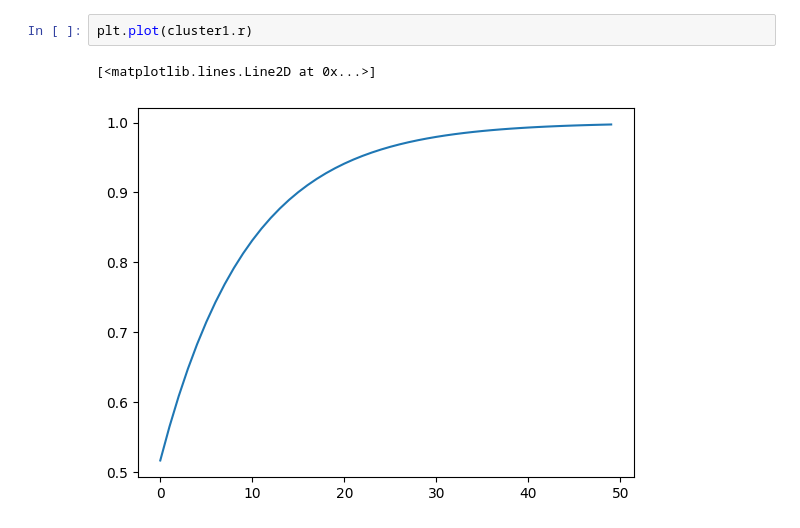
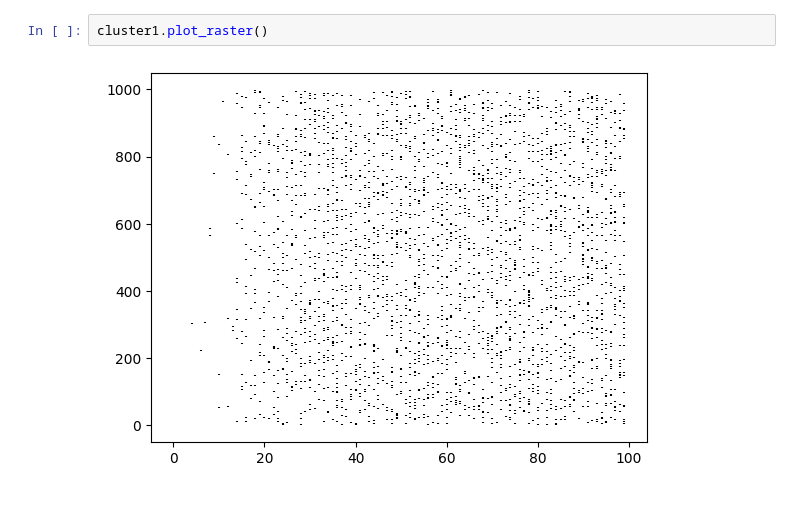
Before and after one commit to zeynoozkaya/burst_model, a Jupyter notebook: Burst Working Memory_Romain.ipynb, the cells around one changed output. Drawn from its saved outputs; the diff is of its cells as text.

```diff
--- a/Burst Working Memory_Romain.ipynb
+++ b/Burst Working Memory_Romain.ipynb
@@ -81,8 +100,7 @@ cluster2 = NeuralCluster(1000, 0.1)
-# %%
-plt.plot(cluster1.r)
-# %% [output]
-[<matplotlib.lines.Line2D at 0x...>]
-[figure, removed]
+# %%
+cluster1.plot_raster()
+# %% [output]
+[figure, added]
 # %%
 # A class to implement the whole network : two conencted cluseters, linked by inhibitory basket cells.
 # TO BE WRITTEN
```
Also changed, not shown: parts of 9 cells of this notebook.
